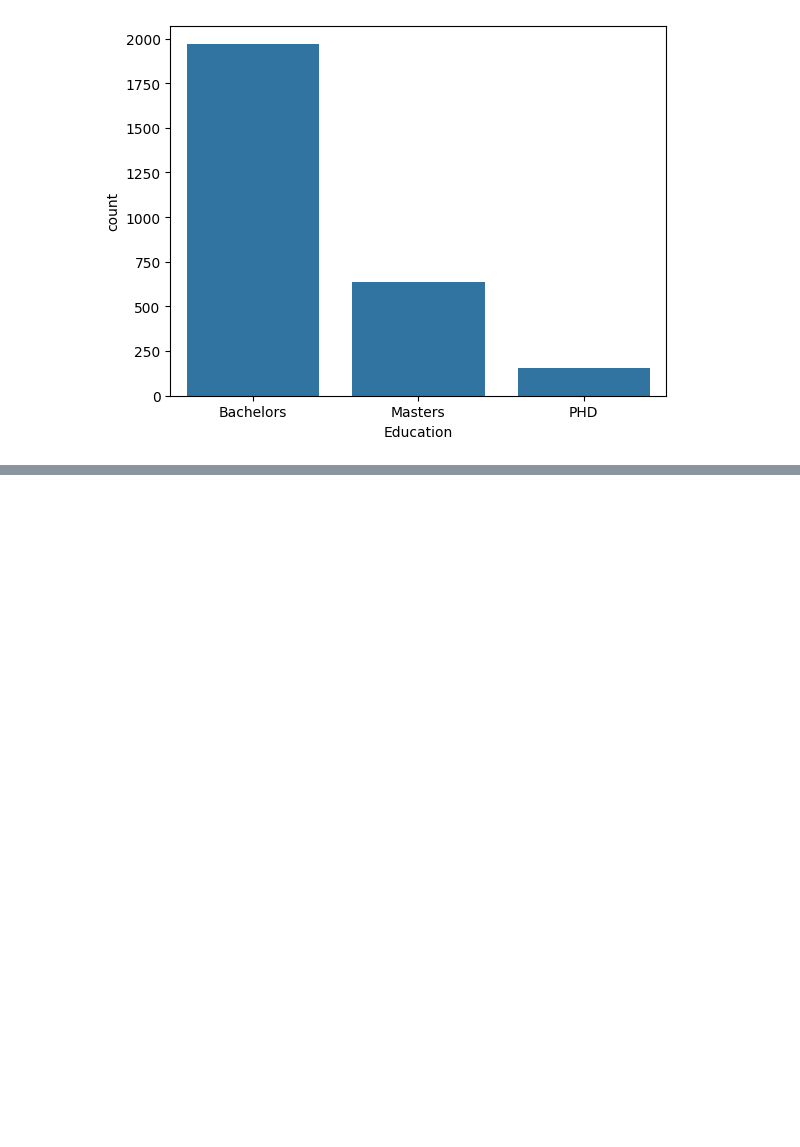
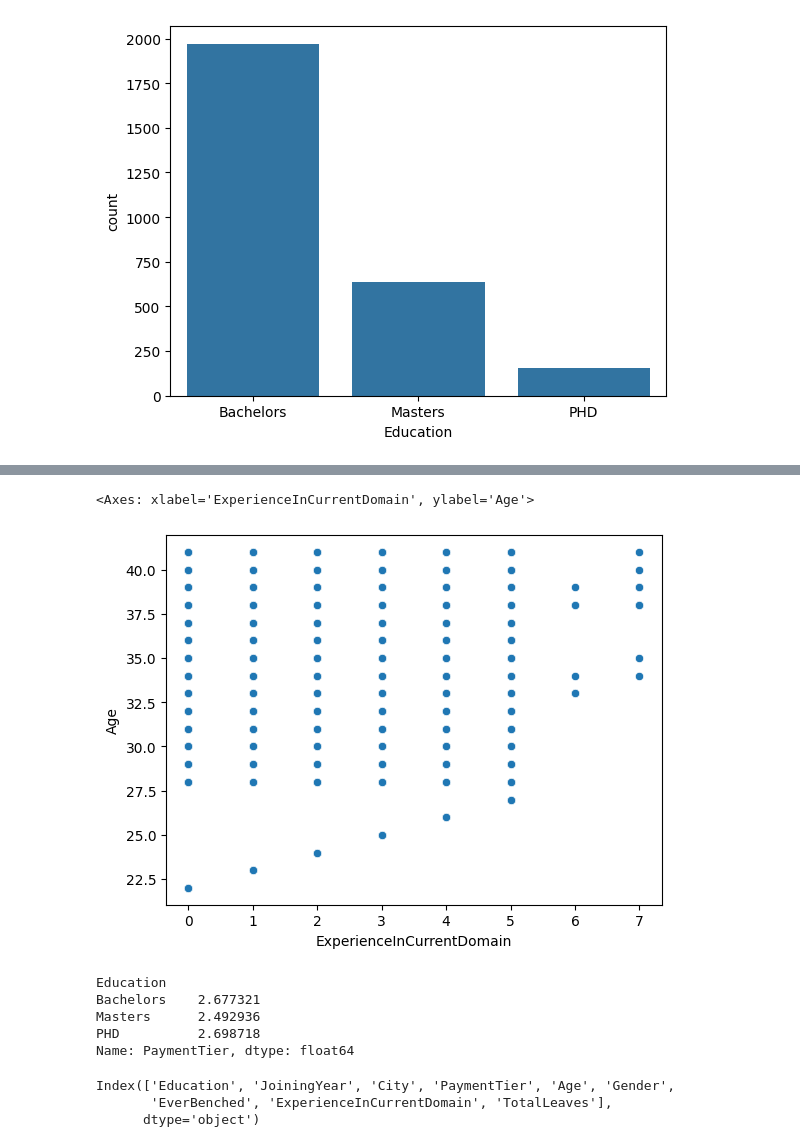
Before and after one commit to AmaanKhan111/Team-buddy, a Jupyter notebook: Project 2 Pandas/notebook/pandas1.ipynb, the cells around one changed output, grey strips where cells are left out. Drawn from its saved outputs; the diff is of its cells as text; code cells hidden in the pictures; blank space fills up the shorter version.

```diff
--- a/Project 2 Pandas/notebook/pandas1.ipynb
+++ b/Project 2 Pandas/notebook/pandas1.ipynb
@@ -360,0 +366,19 @@ ValueError: Could not interpret value `PaymentTierNum` for `y`. An entry with th
+# %%
+sns.scatterplot(x='ExperienceInCurrentDomain', y = 'Age', data = report)
+# %% [output]
+<Axes: xlabel='ExperienceInCurrentDomain', ylabel='Age'>
+[figure, added]
+# %%
+report.groupby('Education')['PaymentTier'].mean()
+# %% [output]
+Education
+Bachelors    2.677321
+Masters      2.492936
+PHD          2.698718
+Name: PaymentTier, dtype: float64
+# %%
+print(report.columns)
+# %% [output]
+Index(['Education', 'JoiningYear', 'City', 'PaymentTier', 'Age', 'Gender',
+       'EverBenched', 'ExperienceInCurrentDomain', 'TotalLeaves'],
+      dtype='object')
```
Also changed, not shown: parts of 11 cells of this notebook.
